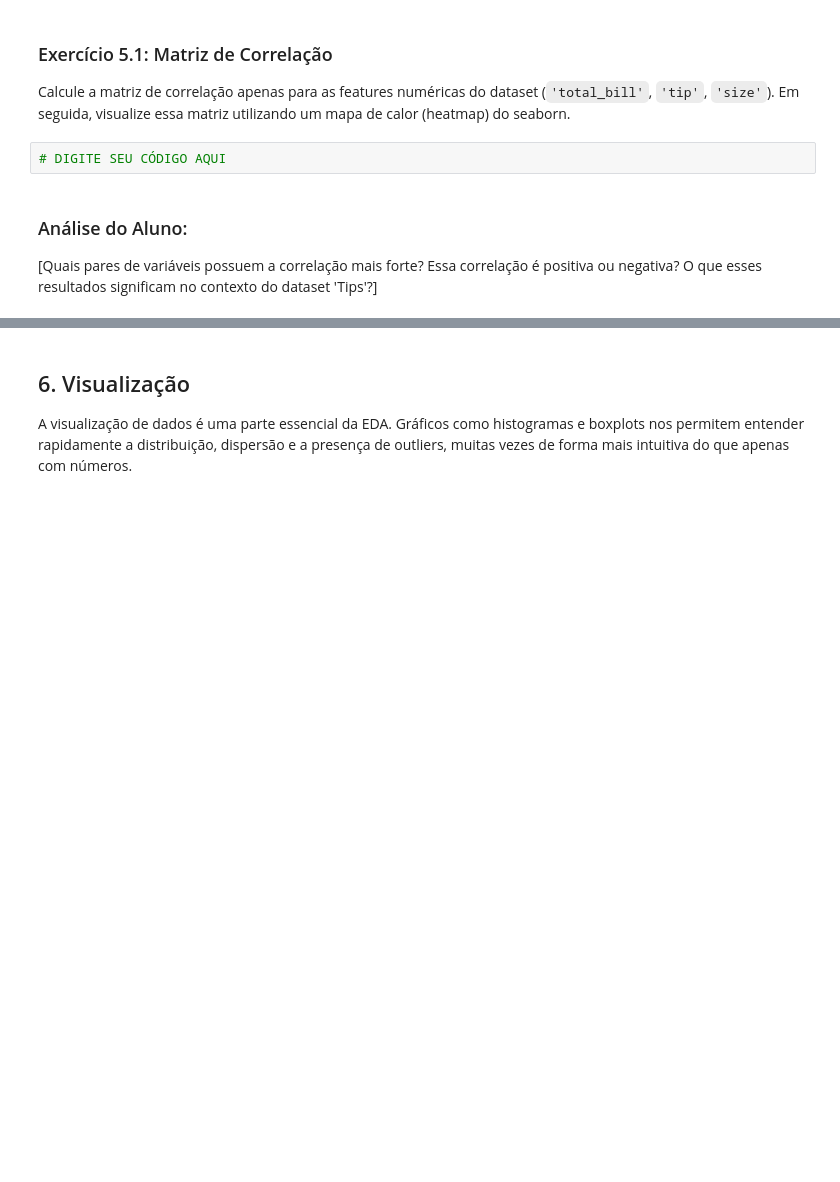
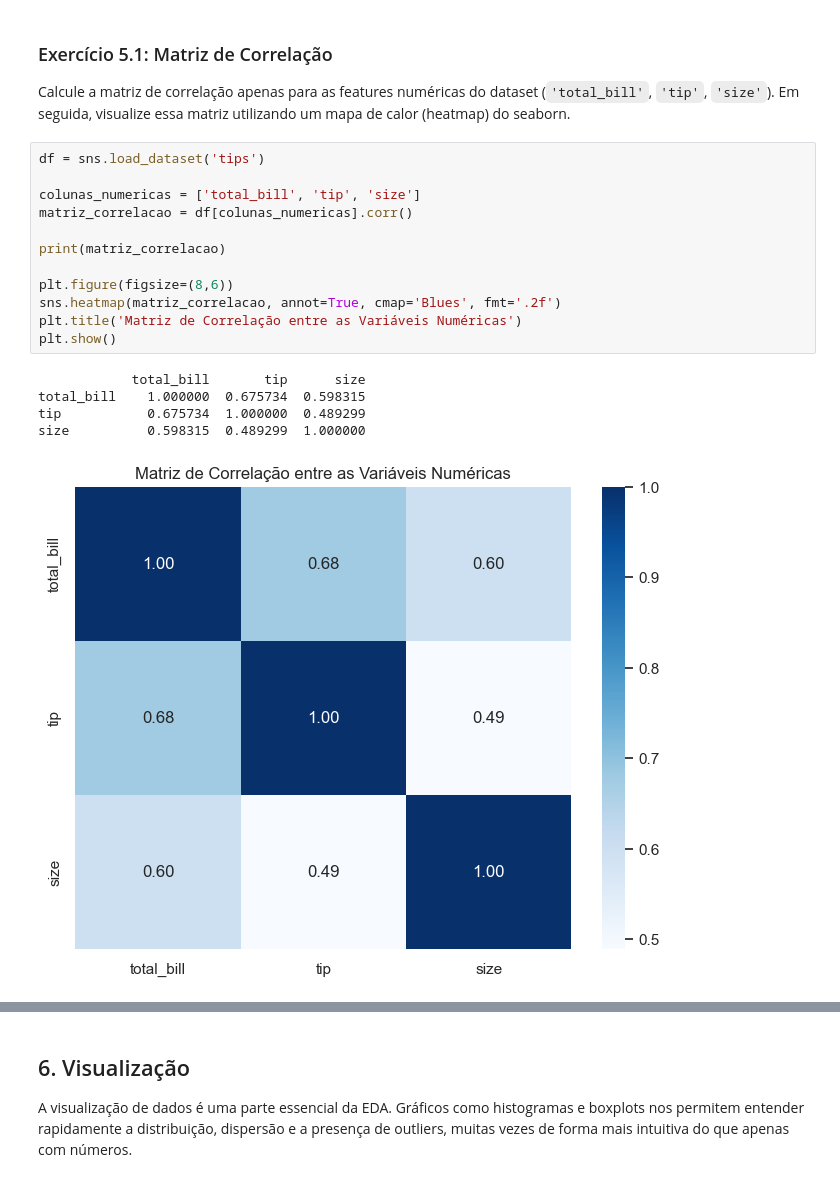
Before and after one commit to rodrigolsouza/projeto_estatistica_descritiva, a Jupyter notebook: Atividade_estatística_descritiva.ipynb, the cells around one changed output, grey strips where cells are left out. Saved outputs shown, nothing was run; the diff lists cells and outputs as text; blank space fills up the shorter version.

```diff
--- a/Atividade_estatística_descritiva.ipynb
+++ b/Atividade_estatística_descritiva.ipynb
@@ -332,8 +332,21 @@ A correlação mede a força e a direção da relação linear entre duas variá
 ### Exercício 5.1: Matriz de Correlação
 
 Calcule a matriz de correlação apenas para as features numéricas do dataset (`'total_bill'`, `'tip'`, `'size'`). Em seguida, visualize essa matriz utilizando um mapa de calor (heatmap) do seaborn.
-# %%
-# DIGITE SEU CÓDIGO AQUI
-# %% [markdown]
-### Análise do Aluno:
-[Quais pares de variáveis possuem a correlação mais forte? Essa correlação é positiva ou negativa? O que esses resultados significam no contexto do dataset 'Tips'?]
+# %%
+df = sns.load_dataset('tips')
+
+colunas_numericas = ['total_bill', 'tip', 'size']
+matriz_correlacao = df[colunas_numericas].corr()
+
+print(matriz_correlacao)
+
+plt.figure(figsize=(8,6))
+sns.heatmap(matriz_correlacao, annot=True, cmap='Blues', fmt='.2f')
+plt.title('Matriz de Correlação entre as Variáveis Numéricas')
+plt.show()
+# %% [output]
+            total_bill       tip      size
+total_bill    1.000000  0.675734  0.598315
+tip           0.675734  1.000000  0.489299
+size          0.598315  0.489299  1.000000
+[figure, added]
```
Also changed, not shown: parts of 1 cell of this notebook.
